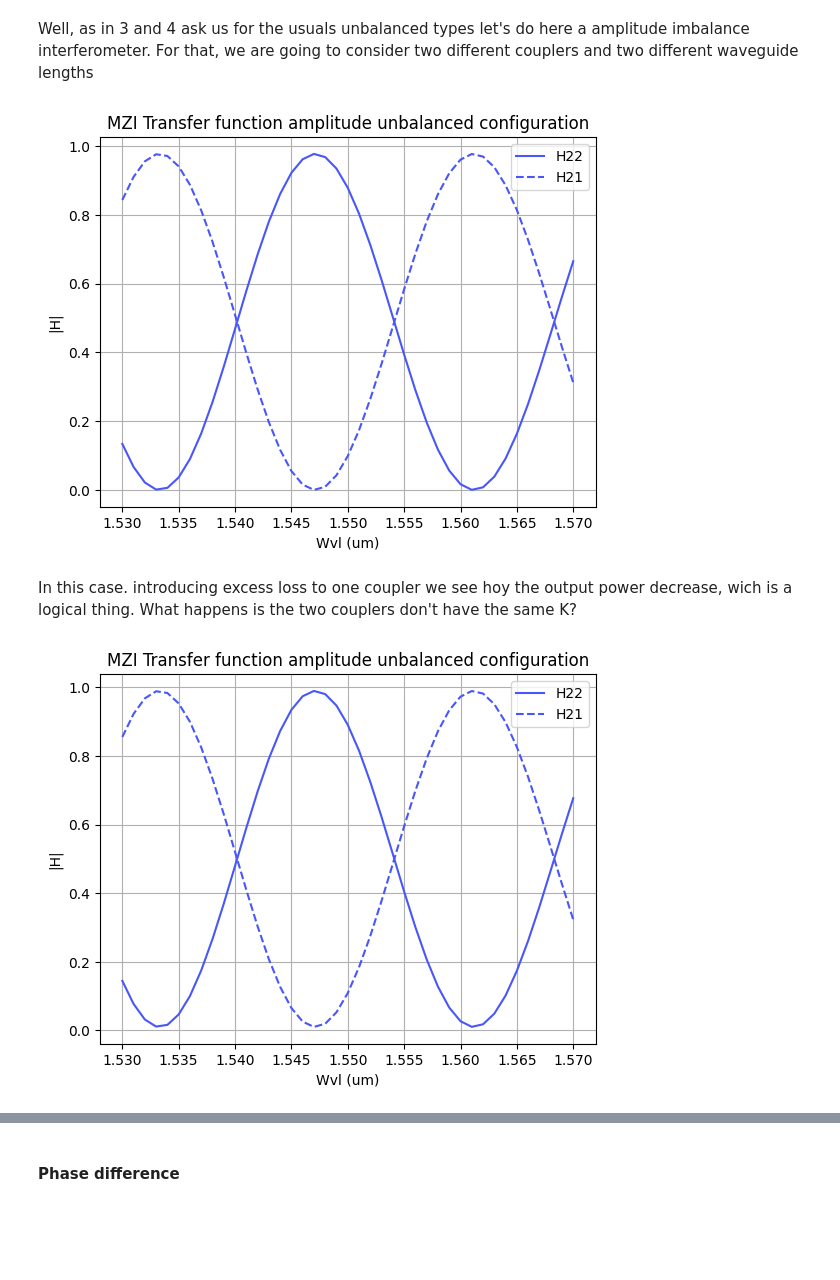
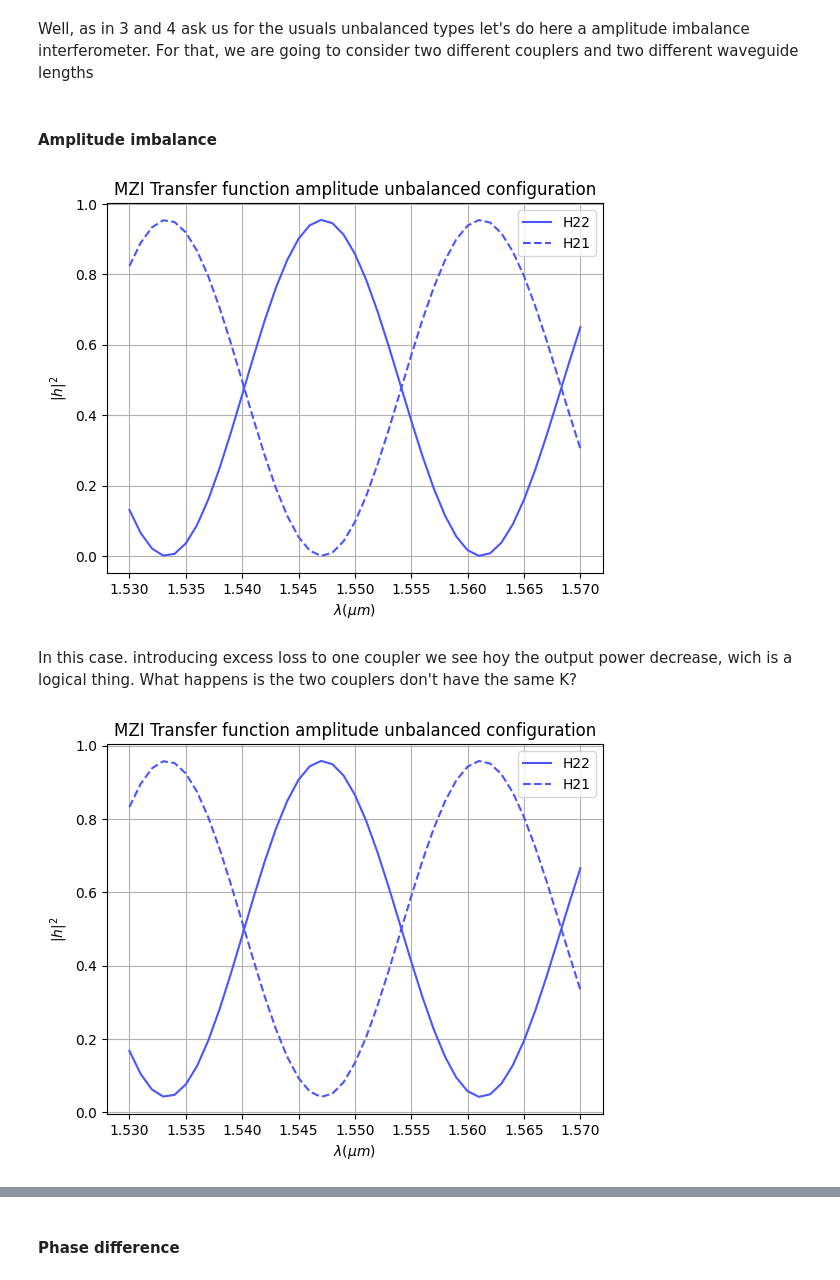
Before and after one commit to DBAEASE/pic-upv-lab3, a Jupyter notebook: 30_INTERFEROMETERS_v2025_STUDENTS_UPDATE2.ipynb, the cells around one changed output, grey strips where cells are left out. Cells and saved outputs as stored; diff of their text form; code cells hidden in the pictures; blank space fills up the shorter version.

```diff
--- a/30_INTERFEROMETERS_v2025_STUDENTS_UPDATE2.ipynb
+++ b/30_INTERFEROMETERS_v2025_STUDENTS_UPDATE2.ipynb
@@ -76,8 +76,8 @@ def mathematical_MZ(wvl, alphau, alphad, Lu, Ld,
     #Lu = 25; # um
     #Ld = 5; # um
 
-    betau = (2*jnp.pi/wvl)*neffu-1j*alphau_np
-    betad = (2*jnp.pi/wvl)*neffd-1j*alphad_np
+    betau = (2*jnp.pi/wvl)*neffu-1j*alphau_np/2
+    betad = (2*jnp.pi/wvl)*neffd-1j*alphad_np/2
 
     Delta_phi_ud = betau*Lu - betad*Ld
 
@@ -102,15 +102,18 @@ def mathematical_MZ(wvl, alphau, alphad, Lu, Ld,
     H22 = np.abs(h_22) ** 2
 
     # Plot
-    color = cm.rainbow(np.linspace(0, 1, 10))
     if nm == True:
         wvl = wvl*1000
+        plt.xlabel(r'$\lambda (nm)$')
+    else:
+        plt.xlabel(r'$\lambda (\mu m)$')
+    color = cm.rainbow(np.linspace(0, 1, 10))
     plt.plot(wvl, H22, linestyle='-', color=color[1], label='H22')
     plt.plot(wvl, H21, linestyle='--', color=color[1], label='H21')
-    plt.xlabel('Wvl (um)')
-    plt.ylabel('|H|')
+    plt.ylabel(r'$|h|^2$')
     plt.title(title)
     plt.legend()
     plt.grid(True)
 
     plt.show()
+    return H22, H21
@@ -157,6 +308,8 @@ mathematical_MZ(
 ### Unbalanced
 # %% [markdown]
 Well, as in 3 and 4 ask us for the usuals unbalanced types let's do here a amplitude imbalance interferometer. For that, we are going to consider two different couplers and two different waveguide lengths
+# %% [markdown]
+#### Amplitude imbalance
 # %%
 ## SOI cross-section ##
 SOI = np.loadtxt('SOI-w450-h220-clad600.txt', skiprows=1, delimiter='\t')
@@ -172,53 +325,54 @@ alphad = 0
 Ld = 25
 
 # Parameters couplers
-gamma_a = 0
+gamma_a = 0.0228
 gamma_b = 0.0228
 K_a = np.full(wvl.shape, 0.5)
 K_b = np.full(wvl.shape, 0.5)
 
 
-mathematical_MZ(
+H22, H21 = mathematical_MZ(
     wvl, alphau, alphad, # Losses uper and down arm, respectively
     Lu, Ld, # Length upper and down arm, respectively
     neffu, neffd, # Effective indexes of each arm
     gamma_a, gamma_b, # Excess losses of coupler a and b
     K_a, K_b, # coupling constant of each coupler
-    title = 'MZI Transfer function amplitude unbalanced configuration'
+    title = 'MZI Transfer function amplitude unbalanced configuration',
+    nm = False
 )
 # %% [output]
-[figure, old version]
+[figure, new version]
 # %% [markdown]
 In this case. introducing excess loss to one coupler we see hoy the output power decrease, wich is a logical thing. What happens is the two couplers don't have the same K?
 # %%
 ## SOI cross-section ##
 SOI = np.loadtxt('SOI-w450-h220-clad600.txt', skiprows=1, delimiter='\t')
 
 wvl = SOI[:, 0]
 neffu = SOI[:, 3] #balanced configuration // (neff TE mode) upper arm
 neffd = SOI[:, 3] #balanced configuration // (neff TE mode) under arm
 
 # Parameters arms
 alphau = 0
 Lu = 5
 alphad = 0
 Ld = 25
 
 # Parameters couplers
 gamma_a = 0
 gamma_b = 0
 K_a = np.full(wvl.shape, 0.5)
-K_b = np.full(wvl.shape, 0.6)
+K_b = np.full(wvl.shape, 0.7)
 
 
-mathematical_MZ(
+H22, H21 = mathematical_MZ(
     wvl, alphau, alphad, # Losses uper and down arm, respectively
     Lu, Ld, # Length upper and down arm, respectively
     neffu, neffd, # Effective indexes of each arm
     gamma_a, gamma_b, # Excess losses of coupler a and b
     K_a, K_b, # coupling constant of each coupler
     title = 'MZI Transfer function amplitude unbalanced configuration'
 )
 # %% [output]
-[figure, old version]
+[figure, new version]
 # %% [markdown]
```
Also changed, not shown: parts of 42 cells of this notebook, 1 other file.
